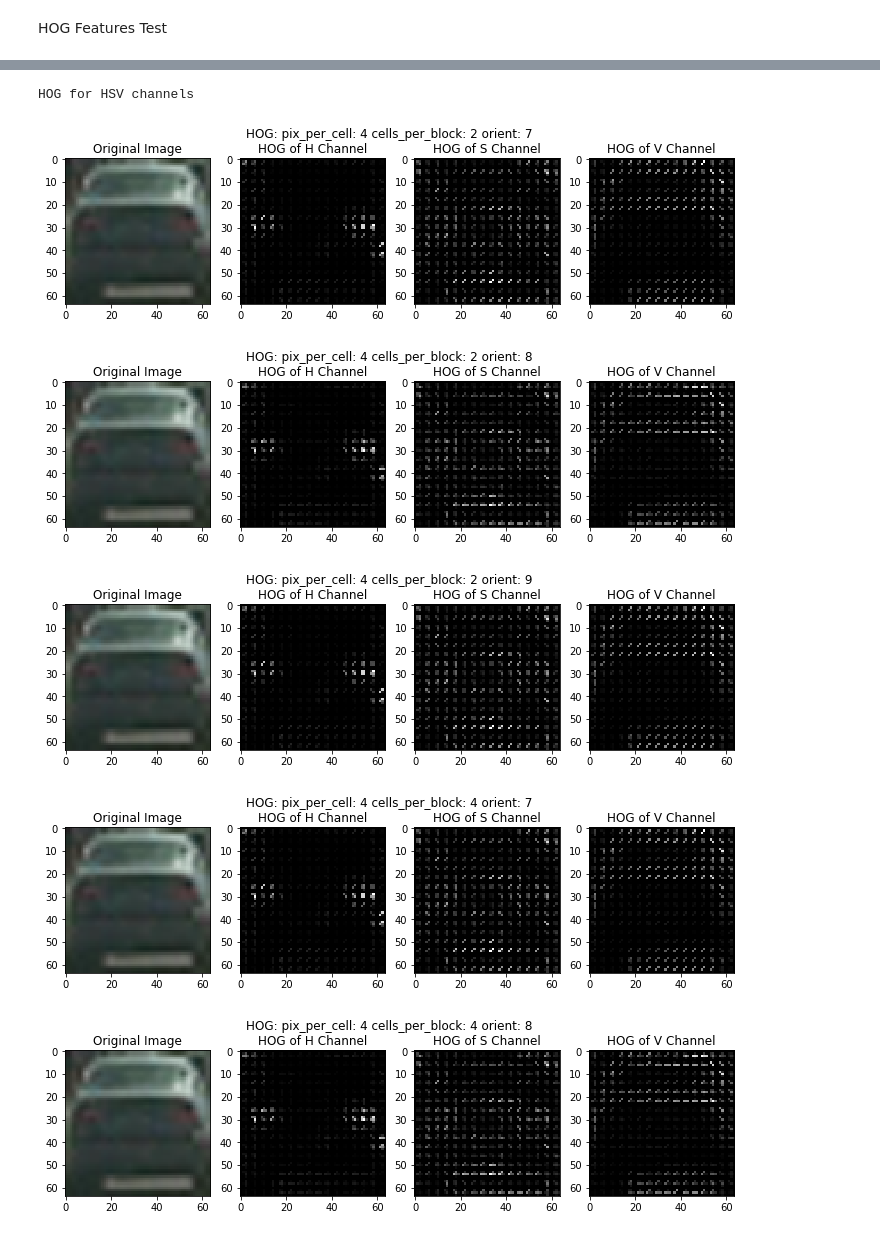
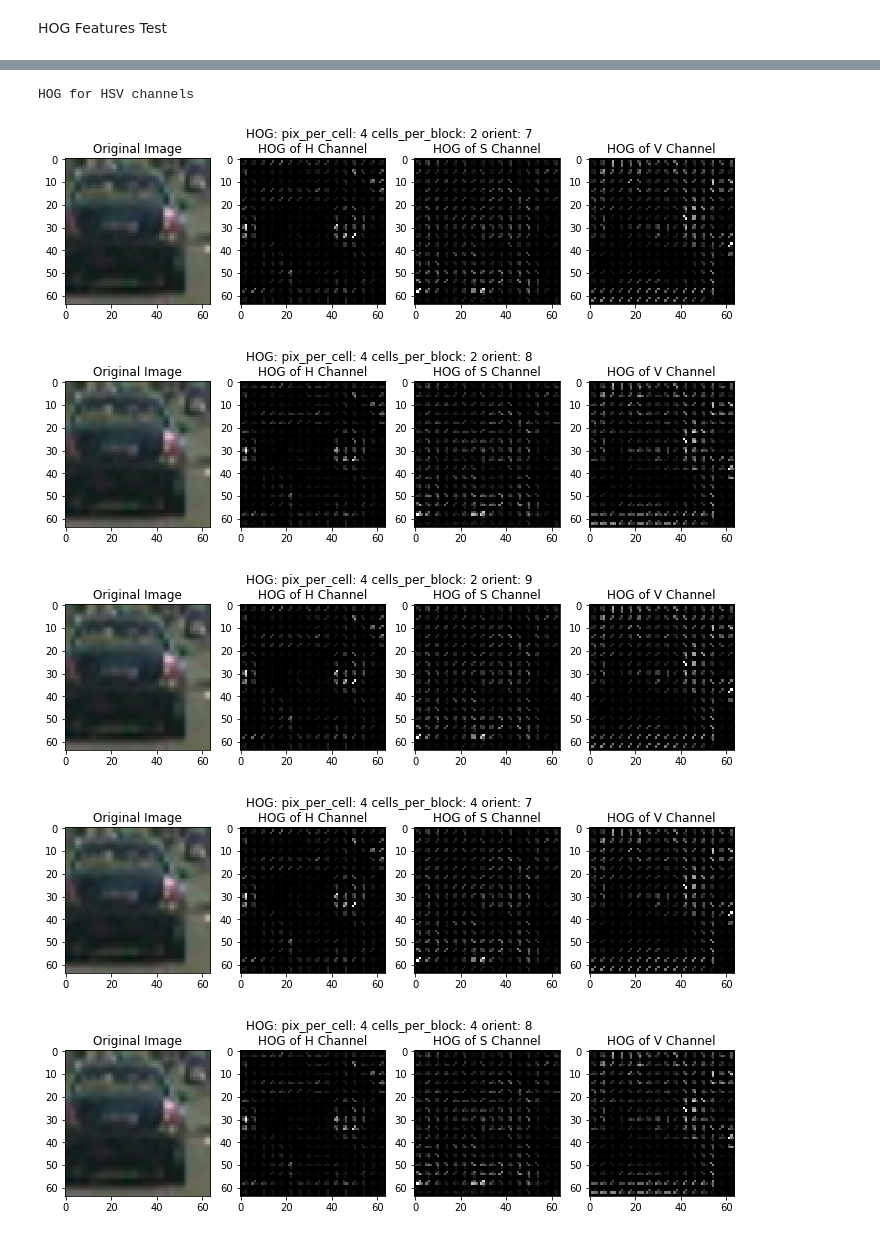
Before and after one commit to vinaykumarhs2020/CarND-Vehicle-Detection, a Jupyter notebook: coding/Preproceessing.ipynb, the cells around one changed output, grey strips where cells are left out. Saved outputs shown, nothing was run; the diff lists cells and outputs as text; code cells hidden in the pictures.

```diff
--- a/coding/Preproceessing.ipynb
+++ b/coding/Preproceessing.ipynb
@@ -232,30 +280,30 @@ HOG for RGB & Gray images
 # %%
 print("HOG for HSV channels")
 for pix_per_cell in [4,8]:
     for cell_per_block in [2,4]:
         for orient in [7,8,9]:
-            img=cv2.imread(vehicle_images[0])
+            img=cv2.imread(vehicle_images[240])
             fig=plt.figure(figsize=(12,3))
             fig.suptitle("HOG: pix_per_cell: {} cells_per_block: {} orient: {}".format(pix_per_cell,cell_per_block,orient))
             plt.subplot(141)
             plt.title("Original Image")
             plt.imshow(cv2.cvtColor(img,cv2.COLOR_BGR2RGB))
             plt.subplot(142)
             _, hog_image_r = hog(cv2.cvtColor(img,cv2.COLOR_BGR2HSV)[:,:,0], orientations=orient, pixels_per_cell=(pix_per_cell, pix_per_cell), cells_per_block=(cell_per_block, cell_per_block), visualise=True, feature_vector=False)
             plt.title("HOG of H Channel")
             plt.imshow(hog_image_r,cmap="gray")
             plt.subplot(143)
             _, hog_image_g = hog(cv2.cvtColor(img,cv2.COLOR_BGR2HSV)[:,:,1], orientations=orient, pixels_per_cell=(pix_per_cell, pix_per_cell), cells_per_block=(cell_per_block, cell_per_block), visualise=True, feature_vector=False)
             plt.title("HOG of S Channel")
             plt.imshow(hog_image_g,cmap="gray")
             plt.subplot(144)
             _, hog_image_b = hog(cv2.cvtColor(img,cv2.COLOR_BGR2HSV)[:,:,2], orientations=orient, pixels_per_cell=(pix_per_cell, pix_per_cell), cells_per_block=(cell_per_block, cell_per_block), visualise=True, feature_vector=False)
             plt.title("HOG of V Channel")
             plt.imshow(hog_image_b,cmap="gray")
 # %% [output]
 HOG for HSV channels
-[figure, old version]
+[figure, new version]
-[figure, old version]
+[figure, new version]
-[figure, old version]
+[figure, new version]
-[figure, old version]
+[figure, new version]
-[figure, old version]
+[figure, new version]
```
Also changed, not shown: parts of 9 cells of this notebook, 4 other files.
